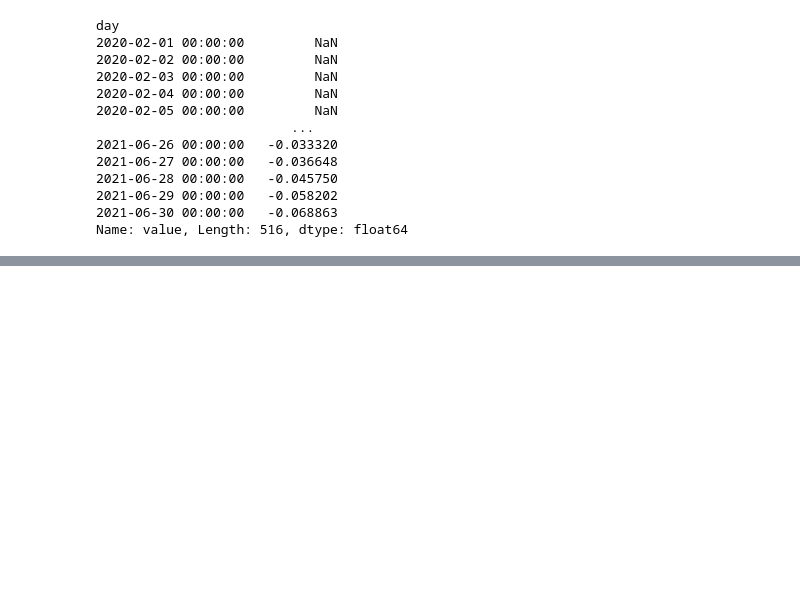
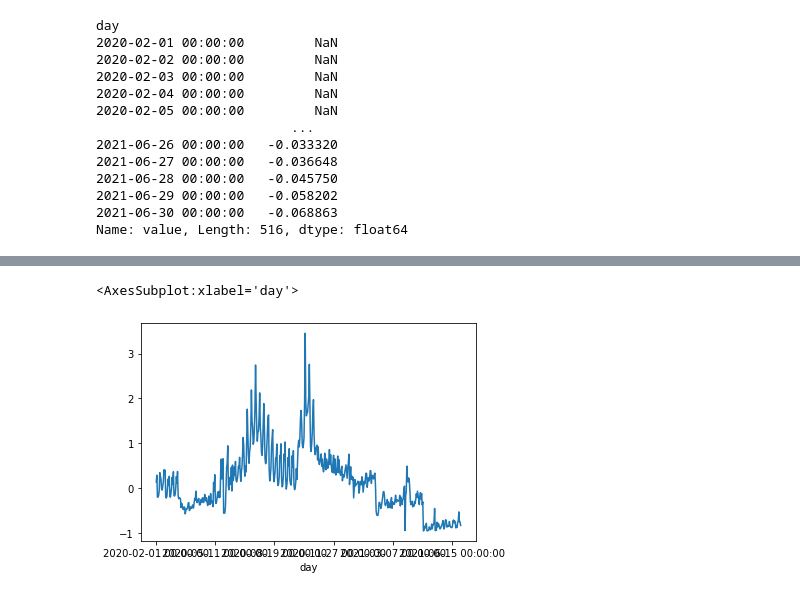
Before and after one commit to DanielAndreasen/covid-datathon21-mobility, a Jupyter notebook: notebooks/data_import-2_tidy_up.ipynb, the cells around one changed output, grey strips where cells are left out. Saved outputs shown, nothing was run; the diff lists cells and outputs as text; code cells hidden in the pictures; blank space fills up the shorter version.

```diff
--- a/notebooks/data_import-2_tidy_up.ipynb
+++ b/notebooks/data_import-2_tidy_up.ipynb
@@ -248,0 +256,5 @@ Name: value, Length: 516, dtype: float64
+# %%
+df_long_rel.plot()
+# %% [output]
+<AxesSubplot:xlabel='day'>
+[figure, added]
```
Also changed, not shown: parts of 6 cells of this notebook.
